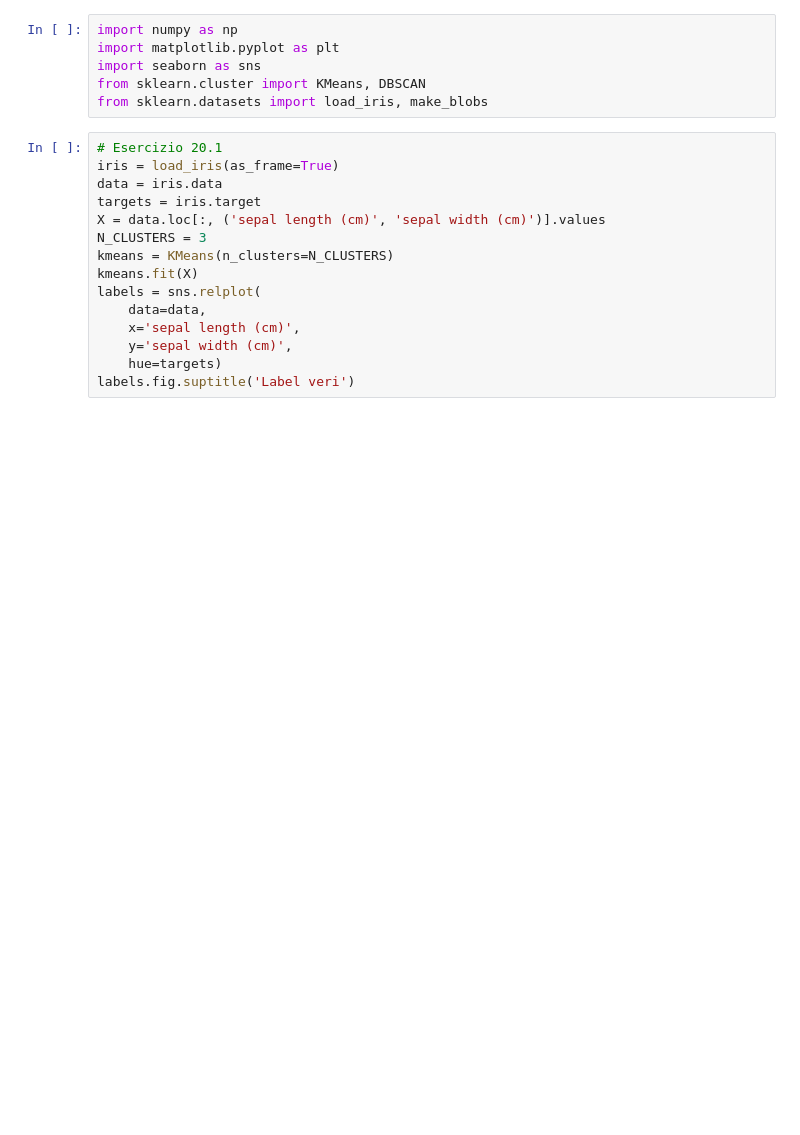
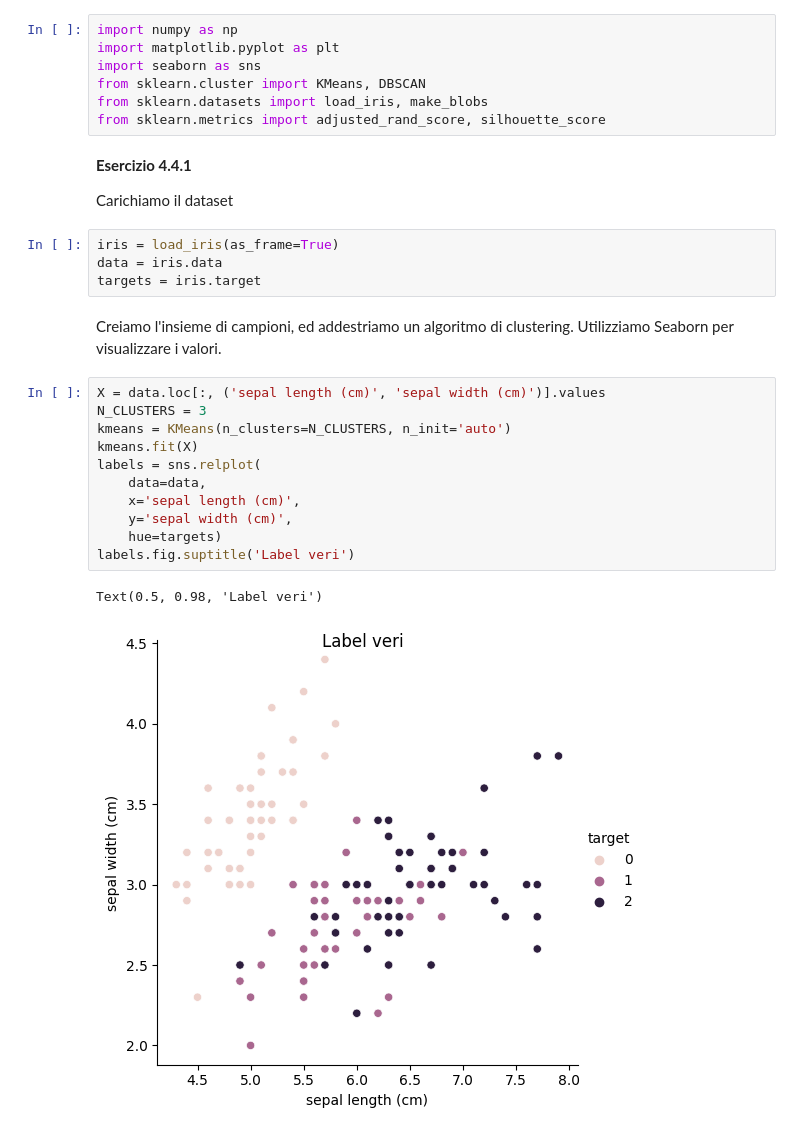
Before and after one commit to anhelus/pcs-exercises, a Jupyter notebook: 02_ml/04_clustering/exercises.ipynb, the cells around one changed output. Cells and saved outputs as stored; diff of their text form; blank space fills up the shorter version.

```diff
--- a/02_ml/04_clustering/exercises.ipynb
+++ b/02_ml/04_clustering/exercises.ipynb
@@ -4,18 +4,28 @@ import matplotlib.pyplot as plt
 import seaborn as sns
 from sklearn.cluster import KMeans, DBSCAN
 from sklearn.datasets import load_iris, make_blobs
+from sklearn.metrics import adjusted_rand_score, silhouette_score
+# %% [markdown]
+**Esercizio 4.4.1**
+
+Carichiamo il dataset
+# %%
+iris = load_iris(as_frame=True)
+data = iris.data
+targets = iris.target
+# %% [markdown]
+Creiamo l'insieme di campioni, ed addestriamo un algoritmo di clustering. Utilizziamo Seaborn per visualizzare i valori.
 # %%
-# Esercizio 20.1
-iris = load_iris(as_frame=True)
-data = iris.data
-targets = iris.target
 X = data.loc[:, ('sepal length (cm)', 'sepal width (cm)')].values
 N_CLUSTERS = 3
-kmeans = KMeans(n_clusters=N_CLUSTERS)
+kmeans = KMeans(n_clusters=N_CLUSTERS, n_init='auto')
 kmeans.fit(X)
 labels = sns.relplot(
     data=data,
     x='sepal length (cm)',
     y='sepal width (cm)',
     hue=targets)
 labels.fig.suptitle('Label veri')
+# %% [output]
+Text(0.5, 0.98, 'Label veri')
+[figure, added]
```
Also changed, not shown: parts of 26 cells of this notebook.
